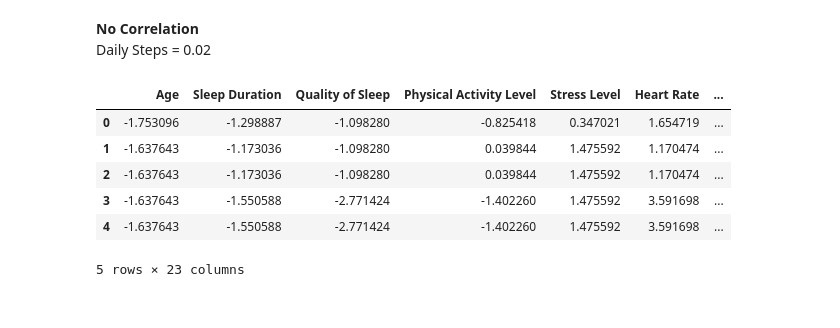
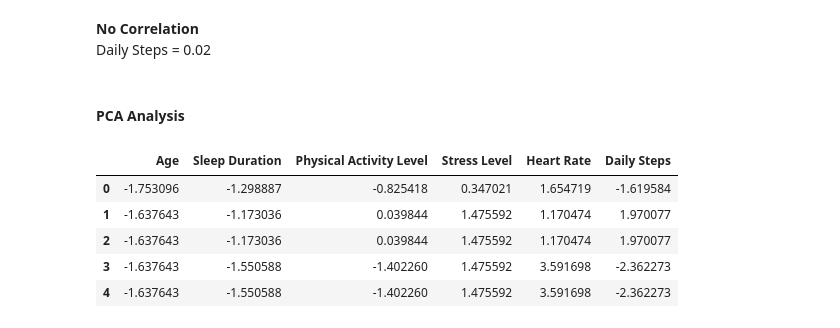
Before and after one commit to LiamHarmon/DAV_CA, a Jupyter notebook: DAV_CA.ipynb, the cells around one changed output. Drawn from its saved outputs; the diff is of its cells as text; code cells hidden in the pictures.

```diff
--- a/DAV_CA.ipynb
+++ b/DAV_CA.ipynb
@@ -299,21 +299,24 @@ PearsonRResult(statistic=0.01679141492471662, pvalue=0.7461906652961153)
 # %% [markdown]
 __No Correlation__<br>
 Daily Steps = 0.02
+# %% [markdown]
+#### __PCA Analysis__
 # %%
-# Standardize the data
+# Scale the data
 from sklearn.preprocessing import StandardScaler
 
 scaler = StandardScaler()
-scaled_data = scaler.fit_transform(final_data)
-scaled_data = pd.DataFrame(scaled_data, columns=final_data.columns)
+scaled_data = scaler.fit_transform(data[['Age', 'Sleep Duration', 'Physical Activity Level', 'Stress Level', 'Heart Rate', 'Daily Steps']])
+# %%
+# Convert the scaled data to a DataFrame
+scaled_df = pd.DataFrame(scaled_data, columns=['Age', 'Sleep Duration', 'Physical Activity Level', 'Stress Level', 'Heart Rate', 'Daily Steps'])
 # %%
 # Print the scaled data
-scaled_data.head()
+scaled_df.head()
 # %% [output]
-|  | Age | Sleep Duration | Quality of Sleep | Physical Activity Level | Stress Level | Heart Rate | ... |
-| 0 | -1.753096 | -1.298887 | -1.098280 | -0.825418 | 0.347021 | 1.654719 | ... |
-| 1 | -1.637643 | -1.173036 | -1.098280 | 0.039844 | 1.475592 | 1.170474 | ... |
-| 2 | -1.637643 | -1.173036 | -1.098280 | 0.039844 | 1.475592 | 1.170474 | ... |
-| 3 | -1.637643 | -1.550588 | -2.771424 | -1.402260 | 1.475592 | 3.591698 | ... |
-| 4 | -1.637643 | -1.550588 | -2.771424 | -1.402260 | 1.475592 | 3.591698 | ... |
+|  | Age | Sleep Duration | Physical Activity Level | Stress Level | Heart Rate | Daily Steps |
+| 0 | -1.753096 | -1.298887 | -0.825418 | 0.347021 | 1.654719 | -1.619584 |
+| 1 | -1.637643 | -1.173036 | 0.039844 | 1.475592 | 1.170474 | 1.970077 |
+| 2 | -1.637643 | -1.173036 | 0.039844 | 1.475592 | 1.170474 | 1.970077 |
+| 3 | -1.637643 | -1.550588 | -1.402260 | 1.475592 | 3.591698 | -2.362273 |
+| 4 | -1.637643 | -1.550588 | -1.402260 | 1.475592 | 3.591698 | -2.362273 |
-5 rows × 23 columns
```
Also changed, not shown: parts of 7 cells of this notebook.
